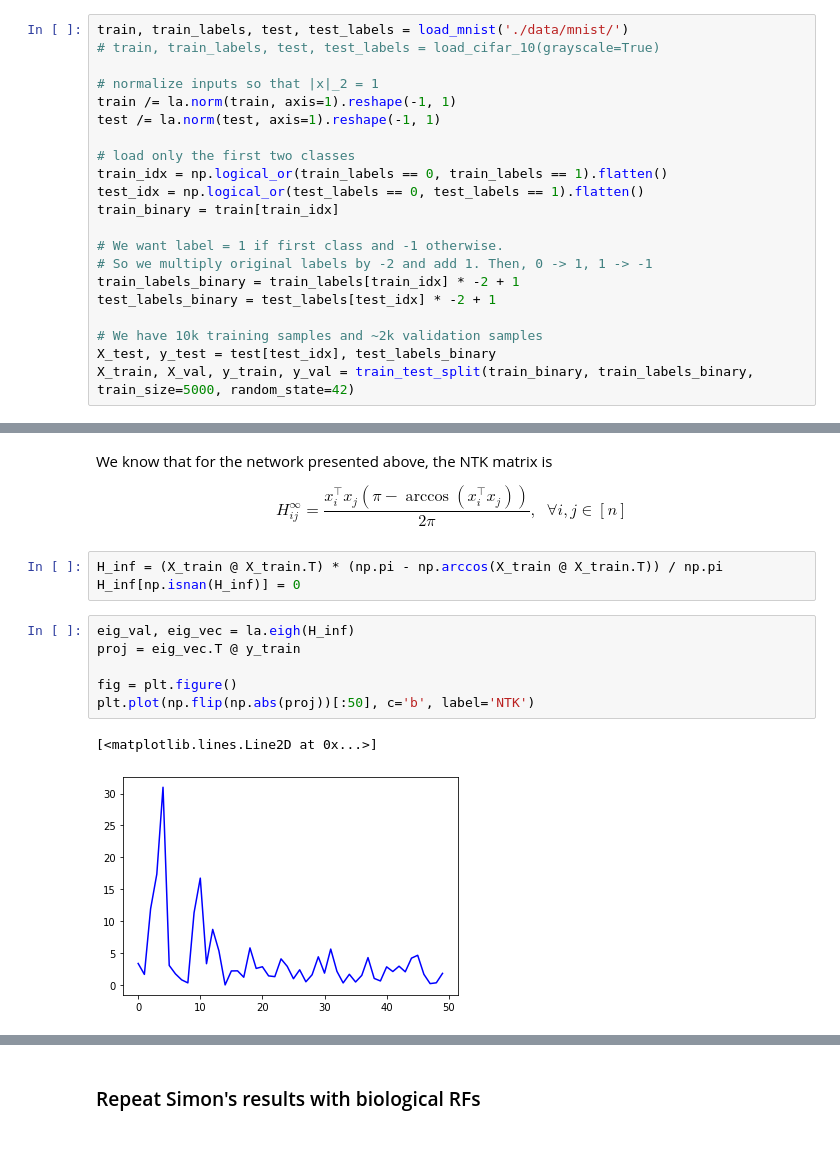
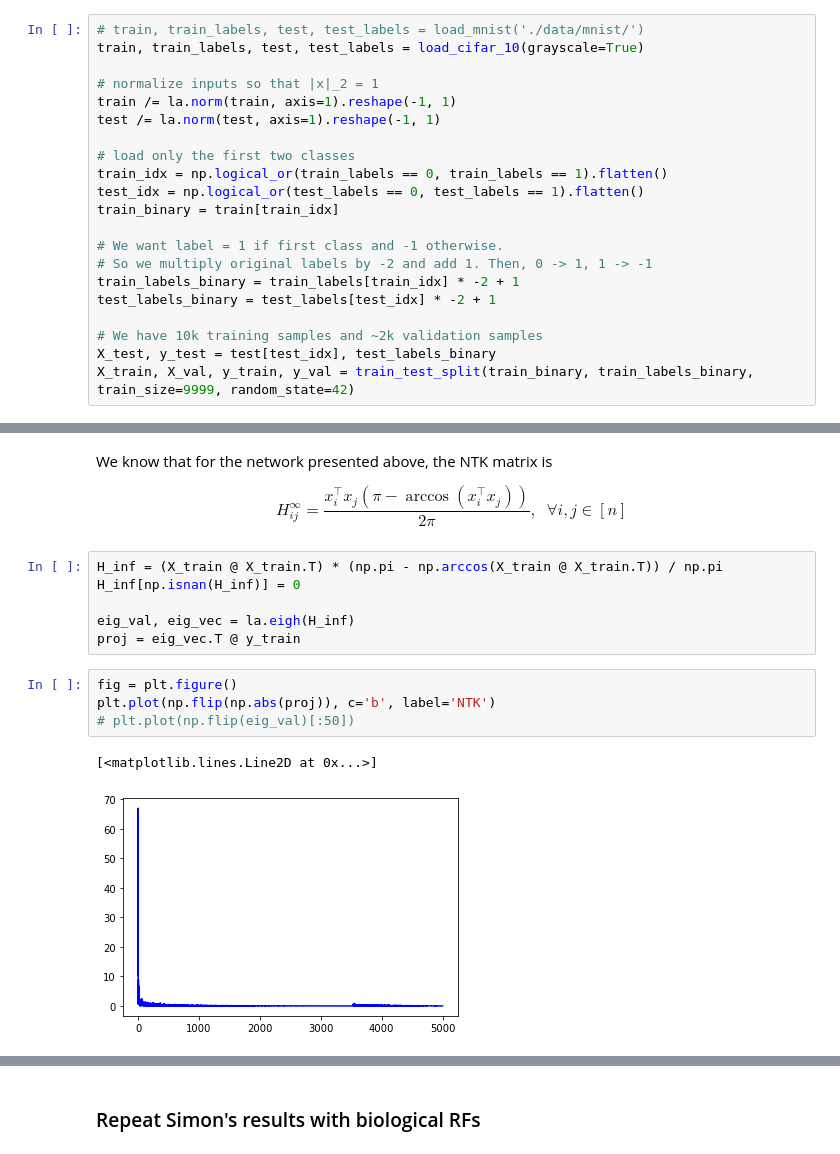
Before and after one commit to BruntonUWBio/structured-random-features, a Jupyter notebook: new_version/NTK_analysis.ipynb, the cells around one changed output, grey strips where cells are left out. Saved outputs shown, nothing was run; the diff lists cells and outputs as text.

```diff
--- a/new_version/NTK_analysis.ipynb
+++ b/new_version/NTK_analysis.ipynb
@@ -153,8 +153,8 @@ from estimator import V1_inspired_kernel_matrix
 from data_fns import load_mnist, load_cifar_10
 from sklearn.model_selection import train_test_split
 # %%
-train, train_labels, test, test_labels = load_mnist('./data/mnist/')
-# train, train_labels, test, test_labels = load_cifar_10(grayscale=True)
+# train, train_labels, test, test_labels = load_mnist('./data/mnist/')
+train, train_labels, test, test_labels = load_cifar_10(grayscale=True)
 
 # normalize inputs so that |x|_2 = 1
 train /= la.norm(train, axis=1).reshape(-1, 1)
@@ -172,7 +172,7 @@ test_labels_binary = test_labels[test_idx] * -2 + 1
 
 # We have 10k training samples and ~2k validation samples
 X_test, y_test = test[test_idx], test_labels_binary
-X_train, X_val, y_train, y_val = train_test_split(train_binary, train_labels_binary, train_size=5000, random_state=42)
+X_train, X_val, y_train, y_val = train_test_split(train_binary, train_labels_binary, train_size=9999, random_state=42)
 # %% [markdown]
 ### Repeat Simon's results
 # %% [markdown]
@@ -184,12 +184,13 @@ $$
 # %%
 H_inf = (X_train @ X_train.T) * (np.pi - np.arccos(X_train @ X_train.T)) / np.pi
 H_inf[np.isnan(H_inf)] = 0
+
+eig_val, eig_vec = la.eigh(H_inf)
+proj = eig_vec.T @ y_train
 # %%
-eig_val, eig_vec = la.eigh(H_inf)
-proj = eig_vec.T @ y_train
-
 fig = plt.figure()
-plt.plot(np.flip(np.abs(proj))[:50], c='b', label='NTK')
+plt.plot(np.flip(np.abs(proj)), c='b', label='NTK')
+# plt.plot(np.flip(eig_val)[:50])
 # %% [output]
 [<matplotlib.lines.Line2D at 0x...>]
-[figure, old version]
+[figure, new version]
```
Also changed, not shown: parts of 5 cells of this notebook.
